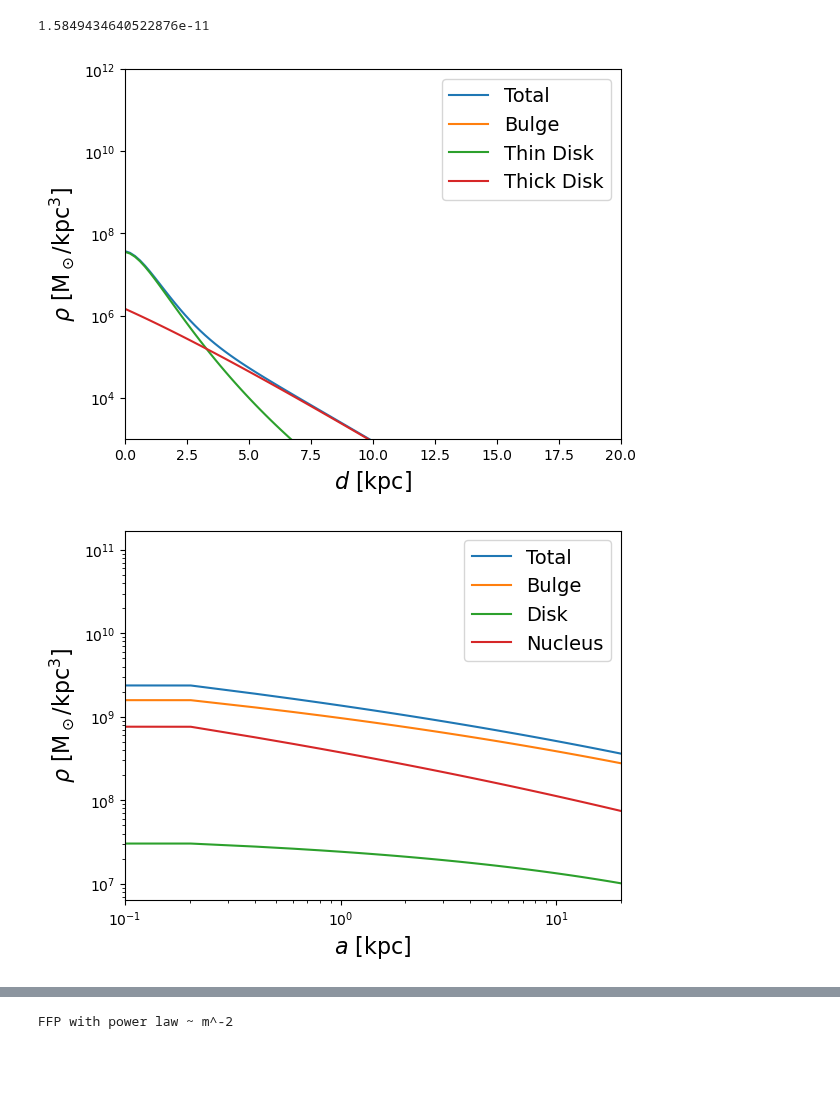
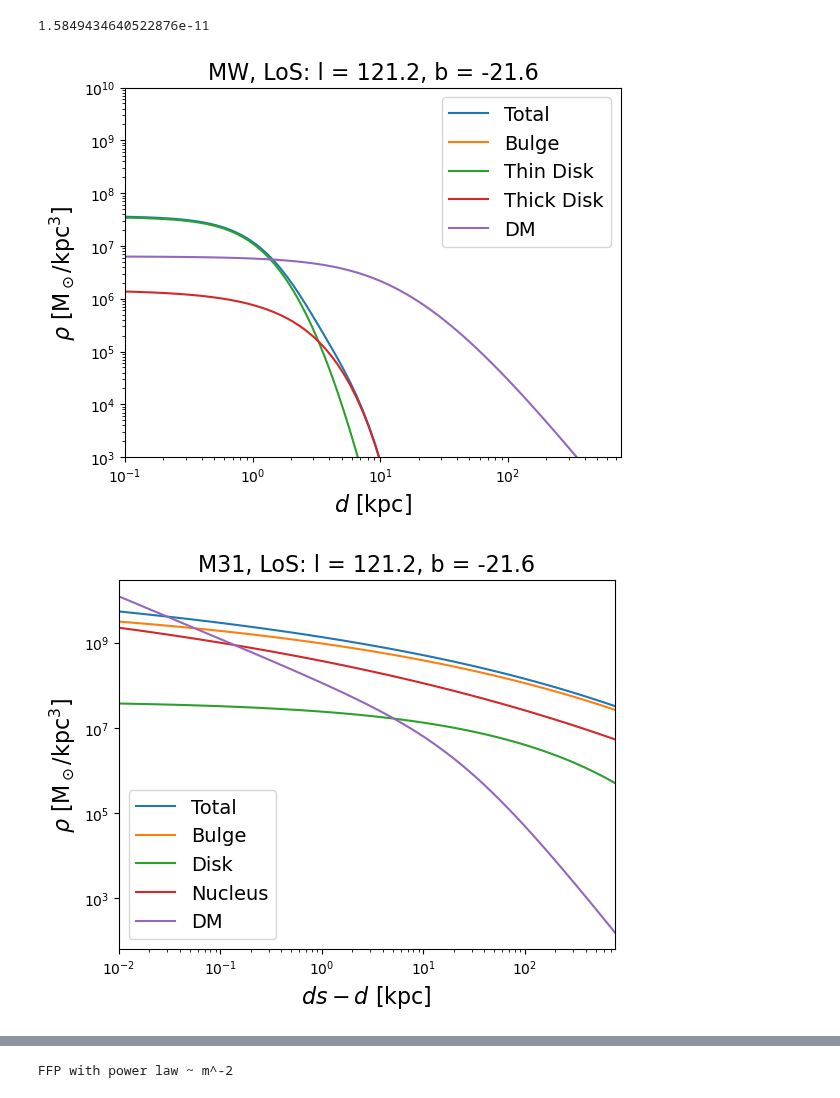
Before and after one commit to NolanSmyth/LensCalcPy, a Jupyter notebook: nbs/01_ffp.ipynb, the cells around one changed output, grey strips where cells are left out. Saved outputs shown, nothing was run; the diff lists cells and outputs as text; code cells hidden in the pictures; blank space fills up the shorter version.

```diff
--- a/nbs/01_ffp.ipynb
+++ b/nbs/01_ffp.ipynb
@@ -142,33 +142,37 @@ def make_m_avg_interp(n_points=40):
 # %%
 # Define values for the x-axis
 
-ds = np.linspace(0, 20, num=100)
+d_arr = np.logspace(-2, np.log10(ds), num=100)
 
-zs = [d* np.sin(np.deg2rad(b)) for d in ds]
+z_arr = [d* np.sin(np.deg2rad(b)) for d in d_arr]
 # Calculate the density values for each component
-rho_total_arr = [rho_FFPs_mw(i) for i in ds]
-rho_bulge_arr = [rho_bulge_mw(i) for i in ds]
-rho_thin_arr = [rho_thin_mw(dist_mw(ds[i]), zs[i]) for i in range(len(ds))]
-rho_thick_arr = [rho_thick_mw(dist_mw(ds[i]), zs[i]) for i in range(len(ds))]
+rho_total_arr = [rho_FFPs_mw(i) for i in d_arr]
+rho_bulge_arr = [rho_bulge_mw(i) for i in d_arr]
+rho_thin_arr = [rho_thin_mw(dist_mw(d_arr[i]), z_arr[i]) for i in range(len(d_arr))]
+rho_thick_arr = [rho_thick_mw(dist_mw(d_arr[i]), z_arr[i]) for i in range(len(d_arr))]
+rho_dm_arr = [density_mw(dist_mw(d_arr[i])) for i in range(len(d_arr))]
 
 # Create the log plot
-plt.plot(ds, rho_total_arr, label="Total")
-plt.plot(ds, rho_bulge_arr, label="Bulge")
-plt.plot(ds, rho_thin_arr, label="Thin Disk")
-plt.plot(ds, rho_thick_arr, label="Thick Disk")
+plt.plot(d_arr, rho_total_arr, label="Total")
+plt.plot(d_arr, rho_bulge_arr, label="Bulge")
+plt.plot(d_arr, rho_thin_arr, label="Thin Disk")
+plt.plot(d_arr, rho_thick_arr, label="Thick Disk")
+plt.plot(d_arr, rho_dm_arr, label="DM")
 
 # Add labels and legend
 plt.xlabel(r"$d$ [kpc]", fontsize=16)
 plt.ylabel(r"$\rho$ [M$_\odot$/$\mathrm{kpc}^3$]", fontsize=16)
+plt.title('MW, LoS: l = {}, b = {}'.format(l,b), fontsize=16)
 plt.legend(fontsize=14)
 
 plt.yscale("log")
-plt.xlim(0, 20)
-plt.ylim(1e3, 1e12)
+plt.xscale("log")
+plt.xlim(1e-1, ds)
+plt.ylim(1e3, 1e10)
 
 plt.show()
 # %% [output]
-[figure, old version]
+[figure, new version]
 # %%
 #| export
 # Add stellar distribution of M31 following: https://www.aanda.org/articles/aa/pdf/2012/10/aa20065-12.pdf
@@ -205,35 +208,37 @@ def rho_FFPs_m31(a: float, # distance from center of M31 in kpc
              ) -> float: # FFP density in Msun/kpc^3
     return (rho_bulge_m31(a) + rho_disk_m31(a) + rho_nucleus_m31(a))
 # %%
-# Define values for the x-axis
-a = np.linspace(0, 20, num=100)
-z = 0
 # Calculate the density values for each component
-rho_total_arr = [rho_FFPs_m31(i) for i in a]
-rho_bulge_arr = [rho_bulge_m31(i) for i in a]
-rho_disk_arr = [rho_disk_m31(i) for i in a]
-rho_nucleus_arr = [rho_nucleus_m31(i) for i in a]
+rho_total_arr = [rho_FFPs_m31(dist_m31(ds-d)) for d in d_arr]
+rho_bulge_arr = [rho_bulge_m31(dist_m31(ds-d)) for d in d_arr]
+rho_disk_arr = [rho_disk_m31(dist_m31(ds-d)) for d in d_arr]
+rho_nucleus_arr = [rho_nucleus_m31(dist_m31(ds-d)) for d in d_arr]
+rho_dm_arr = [density_m31(dist_m31(ds-d)) for d in d_arr]
+
 
 # Create the log plot
-plt.plot(a, rho_total_arr, label="Total")
-plt.plot(a, rho_bulge_arr, label="Bulge")
-plt.plot(a, rho_disk_arr, label="Disk")
-plt.plot(a, rho_nucleus_arr, label="Nucleus")
+plt.plot(d_arr, rho_total_arr, label="Total")
+plt.plot(d_arr, rho_bulge_arr, label="Bulge")
+plt.plot(d_arr, rho_disk_arr, label="Disk")
+plt.plot(d_arr, rho_nucleus_arr, label="Nucleus")
+plt.plot(d_arr, rho_dm_arr, label="DM")
+
 
 # Add labels and legend
-plt.xlabel(r"$a$ [kpc]", fontsize=16)
+plt.xlabel(r"$ds - d$ [kpc]", fontsize=16)
 plt.ylabel(r"$\rho$ [M$_\odot$/$\mathrm{kpc}^3$]", fontsize=16)
+plt.title('M31, LoS: l = {}, b = {}'.format(l,b), fontsize=16)
+
 plt.legend(fontsize=14)
 
 plt.yscale("log")
 plt.xscale("log")
-plt.xlim(1e-1, 20)
-# plt.ylim(1e-3, 1e7)
+plt.xlim(1e-2, ds)
 
 # Show the plot
 plt.show()
 # %% [output]
-[figure, old version]
+[figure, new version]
 # %%
 #| hide
 # m_avg_interp = make_m_avg_interp(n_points=40)
```
Also changed, not shown: parts of 17 cells of this notebook, 3 other files.
